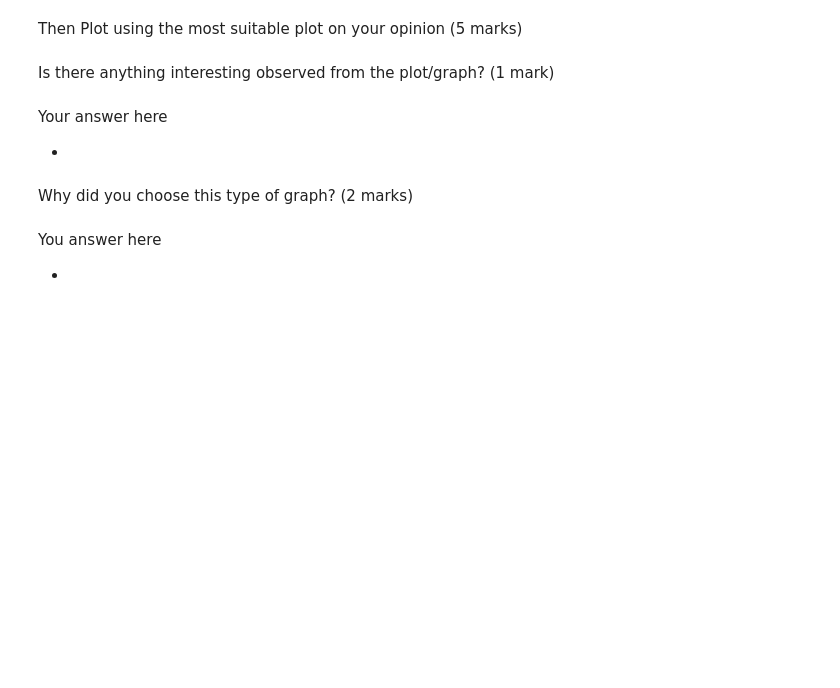
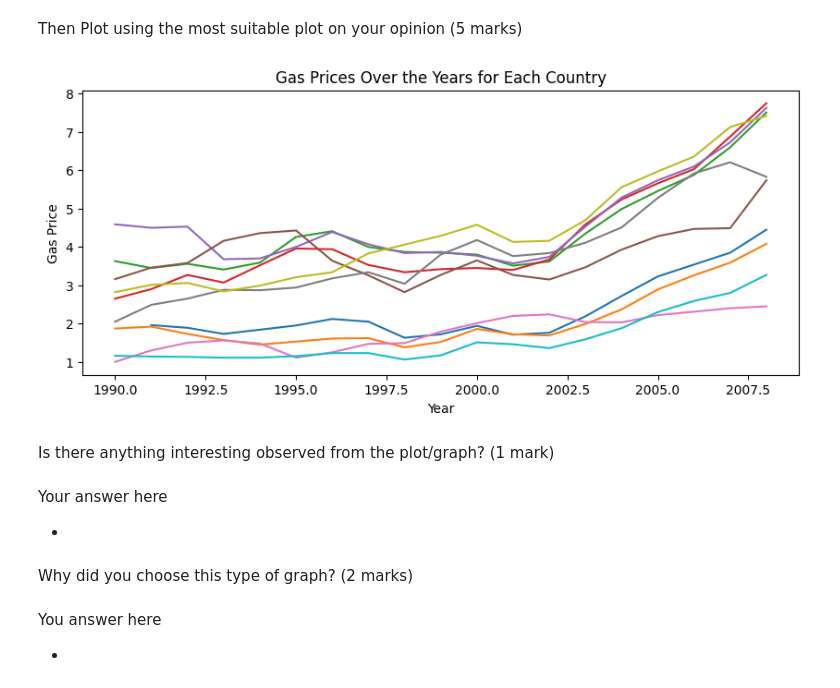
Before and after one commit to Tavleen09/LAB4_CSCN8000, a Jupyter notebook: Tavleen_section2_8977981_lab4.ipynb, the cells around one changed output. Drawn from its saved outputs; the diff is of its cells as text; code cells hidden in the pictures; blank space fills up the shorter version.

```diff
--- a/Tavleen_section2_8977981_lab4.ipynb
+++ b/Tavleen_section2_8977981_lab4.ipynb
@@ -123,0 +246,8 @@ First, review the data by taking a look at a few of the rows.
+# %%
+# Your solution here
+
+#Load the dataset
+gasprices_data = pd.read_csv('C:/Users/HP/Downloads/LAB4_CSCN8000/docs/gas_prices.csv')
+
+#Review the data
+print(gasprices_data.head())
@@ -128,3 +270,20 @@ Then Plot using the most suitable plot on your opinion (5 marks)
+# %%
+## Your solution here
+
+# Plotting the gas prices for each country over all years
+for gasprices in gasprices_data.columns[1:]:
+    plt.plot(gasprices_data['Year'], gasprices_data[gasprices], label=gasprices)
+
+#Set plot labels and titles
+plt.figure(figsize=(10, 4))
+plt.title('Gas Prices Over the Years for Each Country')
+plt.xlabel('Year')
+plt.ylabel('Gas Price')
+
+#Show the plot
+plt.show()
+# %% [output]
+[figure, added]
 # %% [markdown]
 Is there anything interesting observed from the plot/graph? (1 mark)
 # %% [markdown]
```
Also changed, not shown: parts of 14 cells of this notebook, 4 other files.
